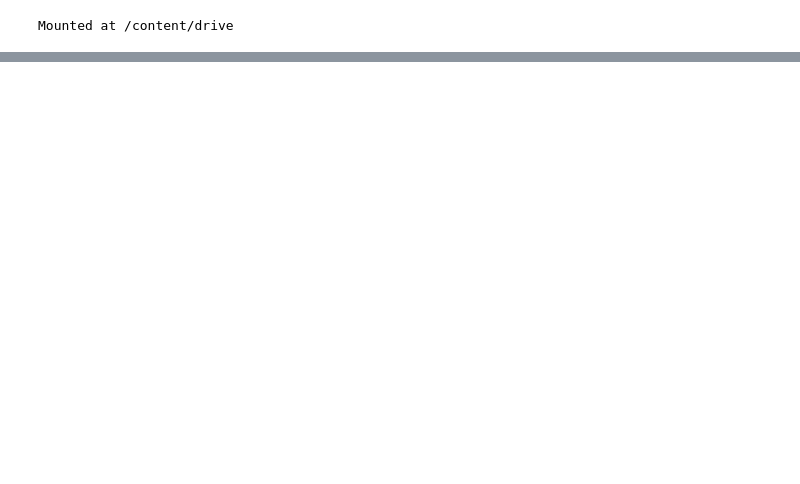
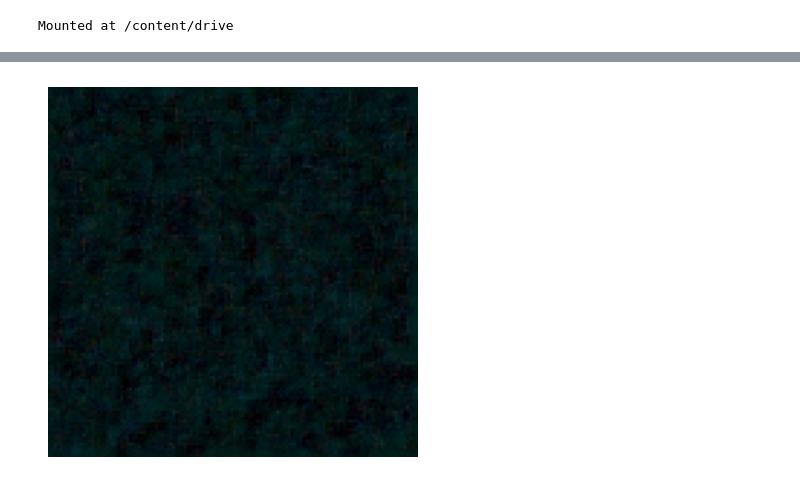
Before and after one commit to ZhexuanWang/AI-model-training, a Jupyter notebook: VQGAN+PixelCNN.ipynb, the cells around one changed output, grey strips where cells are left out. Drawn from its saved outputs; the diff is of its cells as text; code cells hidden in the pictures; blank space fills up the shorter version.

```diff
--- a/VQGAN+PixelCNN.ipynb
+++ b/VQGAN+PixelCNN.ipynb
@@ -406,0 +422,78 @@ WARNING:matplotlib.image:Clipping input data to the valid range for imshow with
+# %%
+import torch
+import torch.nn as nn
+import torch.nn.functional as F
+import matplotlib.pyplot as plt
+
+# ✅ Text encoder (toy example)
+class PromptEncoder(nn.Module):
+    def __init__(self, vocab_size=10000, embed_dim=128):
+        super().__init__()
+        self.embedding = nn.Embedding(vocab_size, embed_dim)
+
+    def forward(self, prompt_tokens):
+        # Average over tokens to get a single vector
+        return self.embedding(prompt_tokens).mean(dim=1)  # [B, embed_dim]
+
+# ✅ Latent generator (maps text embedding → latent feature map)
+class LatentGenerator(nn.Module):
+    def __init__(self, embed_dim=128, latent_dim=272, H=32, W=32):
+        super().__init__()
+        self.fc = nn.Linear(embed_dim, latent_dim * H * W)
+        self.latent_dim, self.H, self.W = latent_dim, H, W
+
+    def forward(self, text_embed):
+        x = self.fc(text_embed)
+        return x.view(-1, self.latent_dim, self.H, self.W)
+
+# ✅ Decoder (trained UNetDecoder with refine)
+class UNetDecoder(nn.Module):
+    def __init__(self, latent_dim=272, out_channels=3):
+        super().__init__()
+        self.up1 = nn.ConvTranspose2d(latent_dim, 128, 4, stride=2, padding=1)
+        self.up2 = nn.ConvTranspose2d(256, 64, 4, stride=2, padding=1)
+        self.final = nn.Conv2d(64, out_channels, 1)
+        self.refine = nn.Sequential(
+            nn.Conv2d(out_channels, 64, 3, padding=1),
+            nn.ReLU(),
+            nn.Conv2d(64, out_channels, 1)
+        )
+
+    def forward(self, z, skip2=None, skip1=None):
+        x = F.relu(self.up1(z))
+        # Dummy skip connections (zeros) since we don’t have encoder features
+        skip_dummy = torch.zeros(z.size(0), 128, x.size(2), x.size(3), device=z.device)
+        x = F.relu(self.up2(torch.cat([x, skip_dummy], dim=1)))
+        x = self.final(x)
+        return x + self.refine(x)
+
+# ✅ Utility: show image
+def show_image(tensor_img):
+    img = tensor_img.squeeze(0).permute(1, 2, 0).detach().cpu().numpy()
+    plt.imshow(img)
+    plt.axis("off")
+    plt.show()
+
+# ✅ Setup
+device = "cuda" if torch.cuda.is_available() else "cpu"
+prompt_encoder = PromptEncoder().to(device)
+latent_gen = LatentGenerator().to(device)
+decoder = UNetDecoder(latent_dim=272).to(device)
+
+# Load your trained decoder weights
+decoder.load_state_dict(torch.load("/content/drive/MyDrive/vqgan_decoder_refined_final.pth", map_location=device))
+decoder.eval()
+
+# ✅ Example prompt (pretend tokens)
+# In practice, tokenize text properly (e.g. CLIP/BERT tokenizer)
+prompt_tokens = torch.tensor([[42, 133, 7, 99]]).to(device)  # fake token IDs
+
+# Forward pass: prompt → latent → image
+with torch.no_grad():
+    text_embed = prompt_encoder(prompt_tokens)        # [B, embed_dim]
+    latent = latent_gen(text_embed)                   # [B, 272, 32, 32]
+    img = decoder(latent)                             # [B, 3, H, W]
+
+# ✅ Show result
+show_image(img)
+# %% [output]
@@ -406,0 +501 @@ WARNING:matplotlib.image:Clipping input data to the valid range for imshow with
+[figure, added]
```
Also changed, not shown: parts of 5 cells of this notebook.
